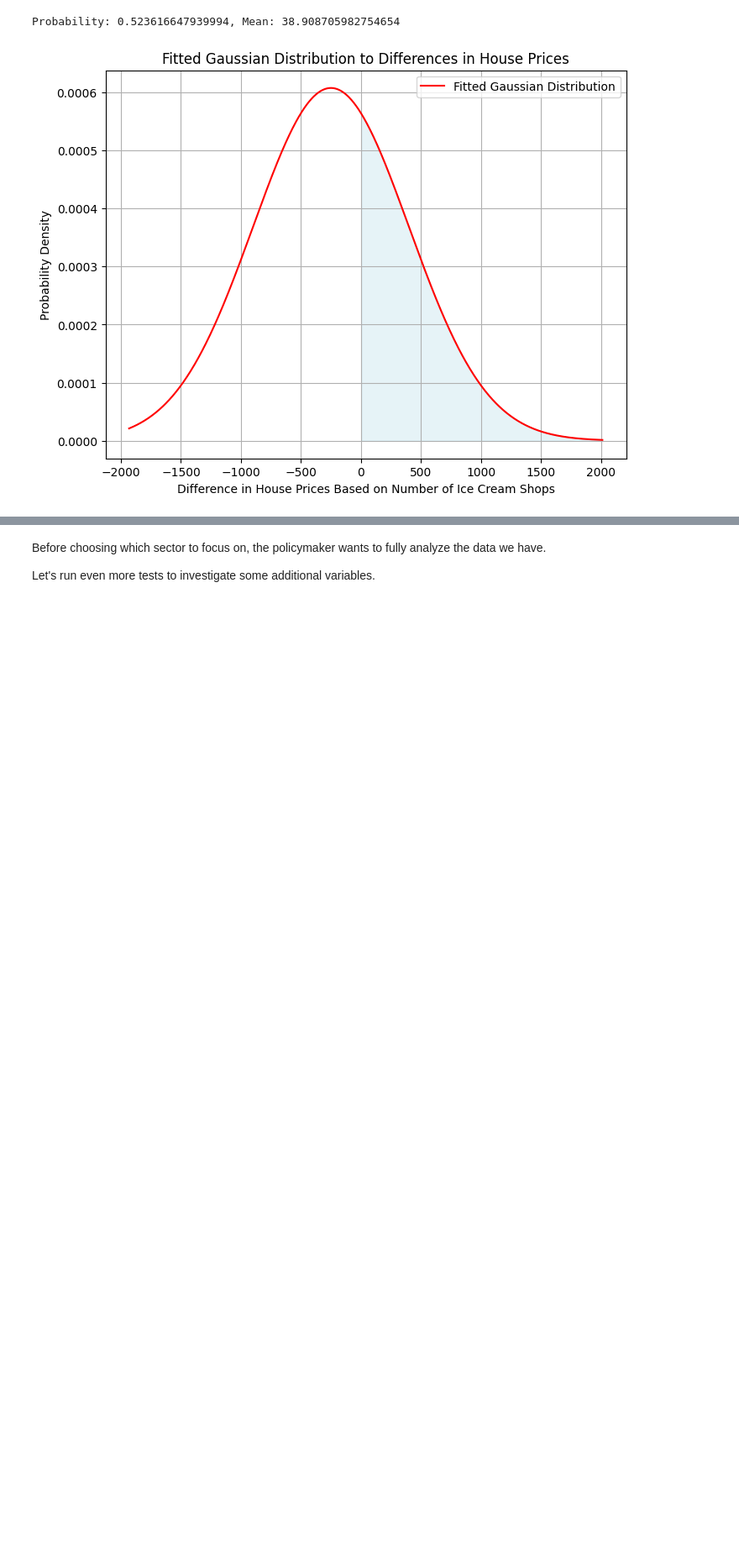
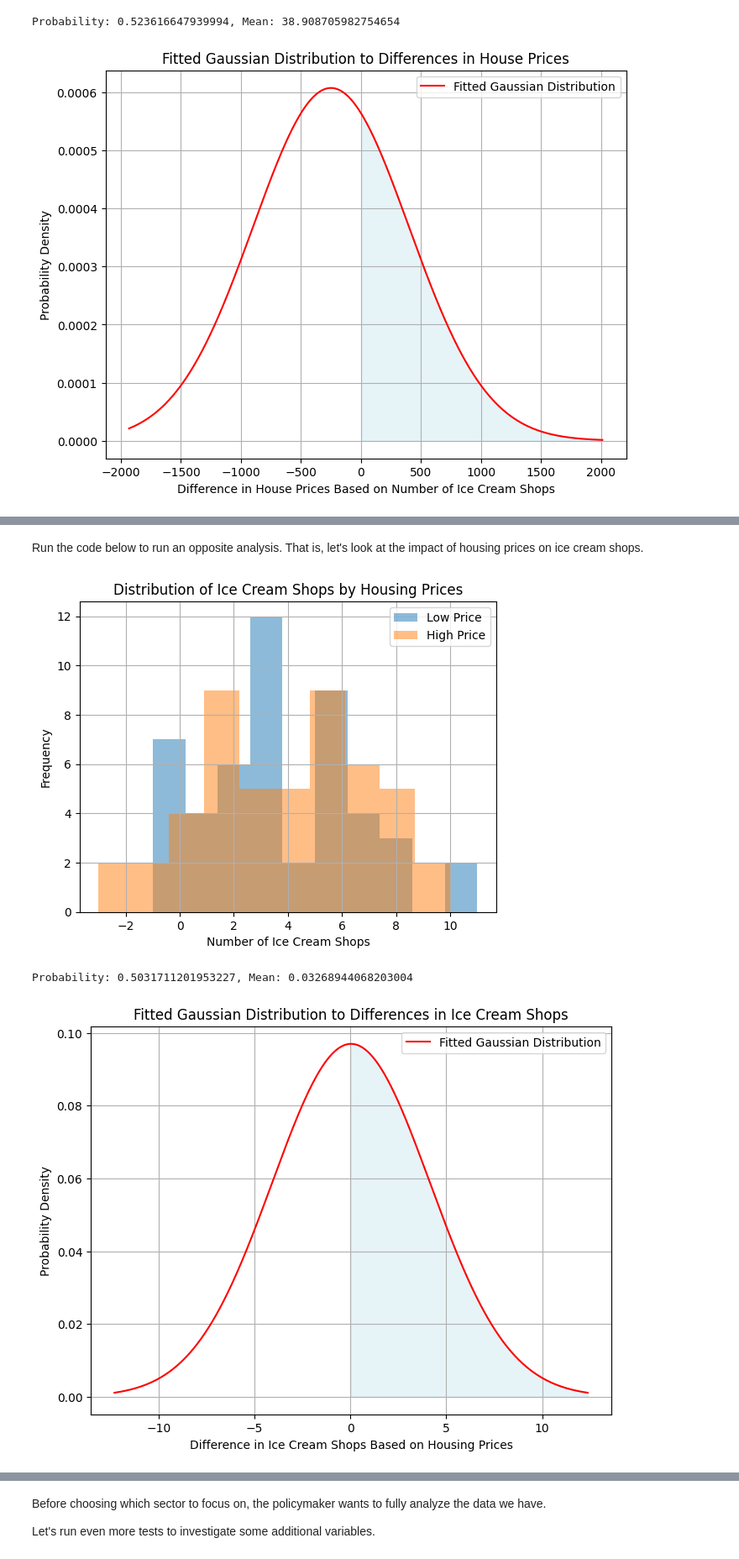
Before and after one commit to sensesensibilityscience/datascience, a Jupyter notebook: 2024/housing_prices/housingprices_final.ipynb, the cells around one changed output, grey strips where cells are left out. Shown at 84% size. Cells and saved outputs as stored; diff of their text form; code cells hidden in the pictures; blank space fills up the shorter version.

```diff
--- a/2024/housing_prices/housingprices_final.ipynb
+++ b/2024/housing_prices/housingprices_final.ipynb
@@ -384,0 +426,64 @@ plt.show()
+# %% [markdown]
+Run the code below to run an opposite analysis. That is, let's look at the impact of housing prices on ice cream shops.
+# %%
+### REVERSE TEST
+
+# Calculate the median of pricesept2021
+price_median = df['pricesept2021'].median()
+
+# Binarize pricesept2021 using the median value
+df['price_binarized'] = (df['pricesept2021'] >= price_median).astype(int)
+
+# Group the dataset by 'price_binarized'
+price_grouped_data = df.groupby('price_binarized')
+
+# Plot histogram for ice cream shops
+price_grouped_data['icecreamshops'].hist(alpha=0.5, bins=10)
+plt.xlabel('Number of Ice Cream Shops')
+plt.ylabel('Frequency')
+plt.legend(['Low Price', 'High Price'])
+plt.title('Distribution of Ice Cream Shops by Housing Prices')
+plt.show()
+
+# Select data for price_binarized = 0 and price_binarized = 1
+low_price = df[df['price_binarized'] == 0]['icecreamshops']
+high_price = df[df['price_binarized'] == 1]['icecreamshops']
+
+# Fit Gaussian to data
+low_price_mu, low_price_std = norm.fit(low_price)
+high_price_mu, high_price_std = norm.fit(high_price)
+
+# Generate random samples from the Gaussian distributions
+low_price_samples = np.random.normal(low_price_mu, low_price_std, 1000)
+high_price_samples = np.random.normal(high_price_mu, high_price_std, 1000)
+
+# Subtract the two arrays to get deltas
+price_deltas = high_price_samples - low_price_samples
+
+# Fit Gaussian to the delta
+price_mu_delta, price_std_delta = norm.fit(price_deltas)
+
+# Calculate probability that for any given city the number of ice cream shops increases
+price_probability = 1 - norm.cdf(0, price_mu_delta, price_std_delta)
+
+# Print probabilities and means
+print(f"Probability: {price_probability}, Mean: {price_mu_delta}")
+
+# Generate data points for plotting the fitted Gaussian distribution
+price_x = np.linspace(price_mu_delta - 3*price_std_delta, price_mu_delta + 3*price_std_delta, 1000)
+price_pdf = norm.pdf(price_x, price_mu_delta, price_std_delta)
+
+# Plot the fitted Gaussian distribution
+plt.figure(figsize=(8, 6))
+plt.plot(price_x, price_pdf, 'r-', label='Fitted Gaussian Distribution')
+plt.xlabel('Difference in Ice Cream Shops Based on Housing Prices')
+plt.ylabel('Probability Density')
+plt.title('Fitted Gaussian Distribution to Differences in Ice Cream Shops')
+plt.fill_between(price_x, price_pdf, where=(price_x >= 0), color='lightblue', alpha=0.3)
+plt.grid(True)
+plt.legend()
+plt.show()
+# %% [output]
+[figure, added]
+Probability: 0.5031711201953227, Mean: 0.03268944068203004
+[figure, added]
```
Also changed, not shown: parts of 46 cells of this notebook.
